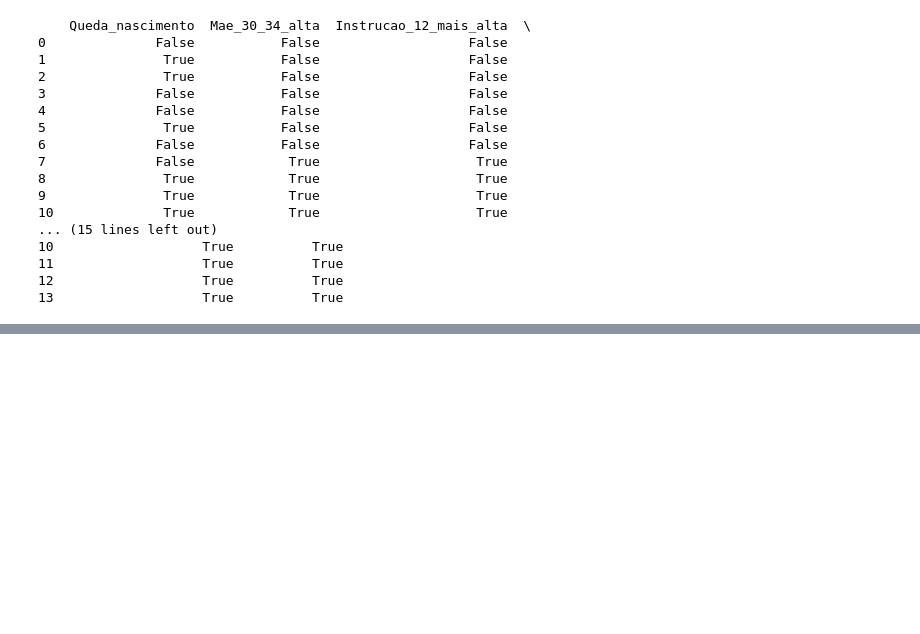
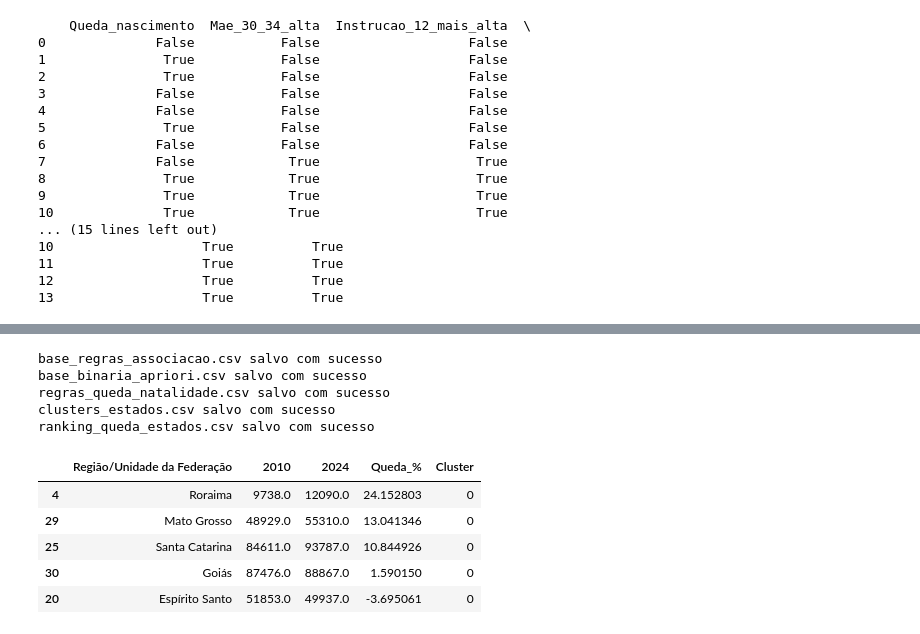
Before and after one commit to nataliathomazelliferreira/mineracao_dados_natalidade, a Jupyter notebook: codigo.ipynb, the cells around one changed output, grey strips where cells are left out. Cells and saved outputs as stored; diff of their text form; code cells hidden in the pictures; blank space fills up the shorter version.

```diff
--- a/codigo.ipynb
+++ b/codigo.ipynb
@@ -465,0 +474,14 @@ regras.to_csv('regras_associacao.csv', index=False)
+# %%
+# Ler arquivo de nascimentos por estado
+
+nasc_estado = pd.read_csv(
+    'quedas nascimento por estado.csv',
+    sep=';',
+    skiprows=3,
+    encoding='latin1'
+)
+
+nasc_estado = nasc_estado.dropna(how='all')
+
+print(nasc_estado.head())
+print(nasc_estado.columns.tolist())
@@ -465,0 +1024,39 @@ regras.to_csv('regras_associacao.csv', index=False)
+# %%
+base_regras.to_csv('base_regras_associacao.csv', index=False)
+base_binaria.to_csv('base_binaria_apriori.csv', index=False)
+regras_queda.to_csv('regras_queda_natalidade.csv', index=False)
+resultado_cluster.to_csv('clusters_estados.csv', index=False)
+
+ranking = resultado_cluster.sort_values(by='Queda_%', ascending=False)
+ranking.to_csv('ranking_queda_estados.csv', index=False)
+# %%
+import os
+
+arquivos = [
+    'base_regras_associacao.csv',
+    'base_binaria_apriori.csv',
+    'regras_queda_natalidade.csv',
+    'clusters_estados.csv',
+    'ranking_queda_estados.csv'
+]
+
+for arquivo in arquivos:
+    if os.path.exists(arquivo):
+        print(f'{arquivo} salvo com sucesso')
+    else:
+        print(f'{arquivo} não foi encontrado')
+# %% [output]
+base_regras_associacao.csv salvo com sucesso
+base_binaria_apriori.csv salvo com sucesso
+regras_queda_natalidade.csv salvo com sucesso
+clusters_estados.csv salvo com sucesso
+ranking_queda_estados.csv salvo com sucesso
+# %%
+ranking.head()
+# %% [output]
+|  | Região/Unidade da Federação | 2010 | 2024 | Queda_% | Cluster |
+| 4 | Roraima | 9738.0 | 12090.0 | 24.152803 | 0 |
+| 29 | Mato Grosso | 48929.0 | 55310.0 | 13.041346 | 0 |
+| 25 | Santa Catarina | 84611.0 | 93787.0 | 10.844926 | 0 |
+| 30 | Goiás | 87476.0 | 88867.0 | 1.590150 | 0 |
+| 20 | Espírito Santo | 51853.0 | 49937.0 | -3.695061 | 0 |
```
Also changed, not shown: parts of 30 cells of this notebook, 4 other files.
